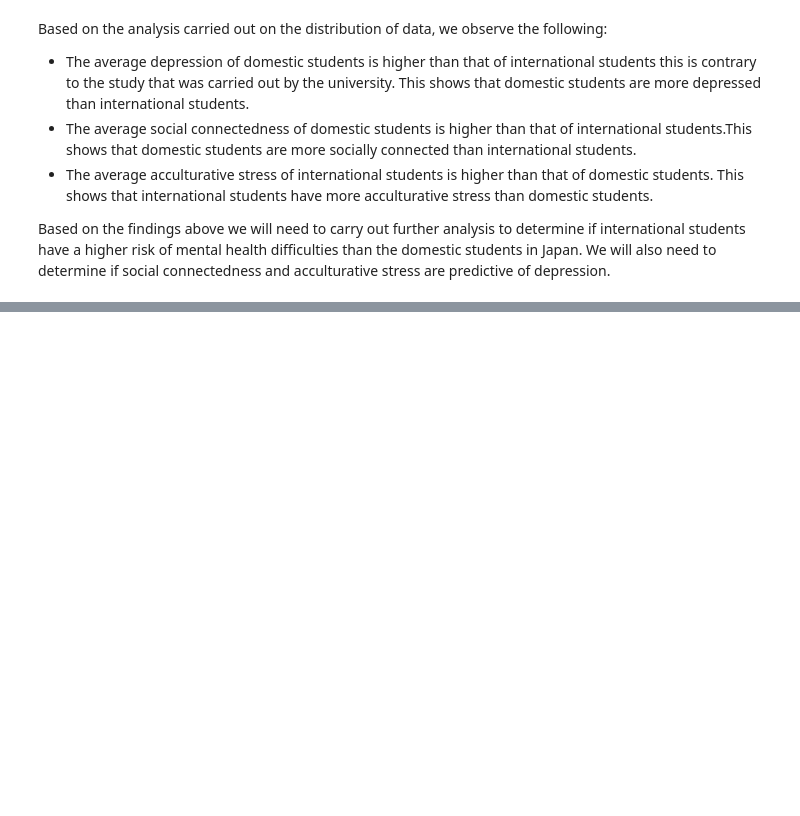
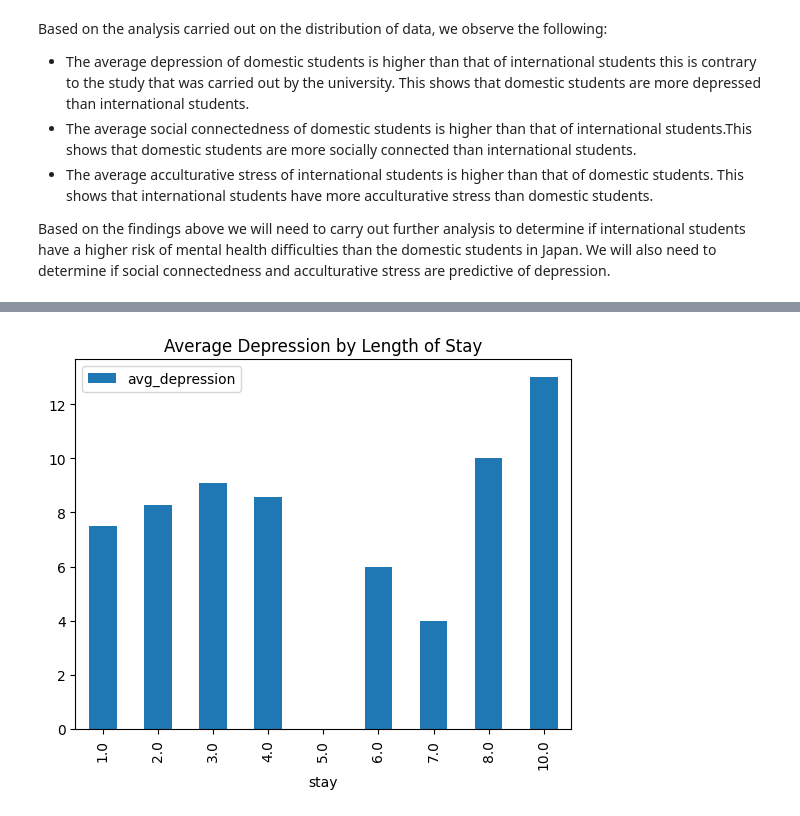
Before and after one commit to mbuvimuia/analyzing-students--mental-health-sql, a Jupyter notebook: notebook.ipynb, the cells around one changed output, grey strips where cells are left out. Saved outputs shown, nothing was run; the diff lists cells and outputs as text; code cells hidden in the pictures; blank space fills up the shorter version.

Commit message:
Adding Plots

```diff
--- a/notebook.ipynb
+++ b/notebook.ipynb
@@ -205,3 +205,20 @@ Based on the analysis carried out on the distribution of data, we observe the fo
 - The average acculturative stress of international students is higher than that of domestic students. This shows that international students have more acculturative stress than domestic students.
 
 Based on the findings above we will need to carry out further analysis to determine if international students have a higher risk of mental health difficulties than the domestic students in Japan. We will also need to determine if social connectedness and acculturative stress are predictive of depression.
+# %%
+q8 = """
+SELECT
+    stay,
+    COUNT(*) AS count_international_students,
+    ROUND(AVG(todep), 2) AS avg_depression,
+    ROUND(AVG(tosc), 2) AS avg_social_connectedness,
+    ROUND(AVG(toas), 2) AS avg_acculturative_stress
+FROM students
+WHERE inter_dom = 'Inter'
+GROUP BY stay
+ORDER BY stay;
+"""
+
+result = pd.read_sql(q8, conn)
+
+result
@@ -207,0 +236,7 @@ Based on the findings above we will need to carry out further analysis to determ
+# %%
+# Plotting the results
+import matplotlib.pyplot as plt
+result.plot(x='stay', y='avg_depression', kind='bar', title='Average Depression by Length of Stay')
+plt.show()
+# %% [output]
+[figure, added]
```
Also changed, not shown: parts of 7 cells of this notebook.
